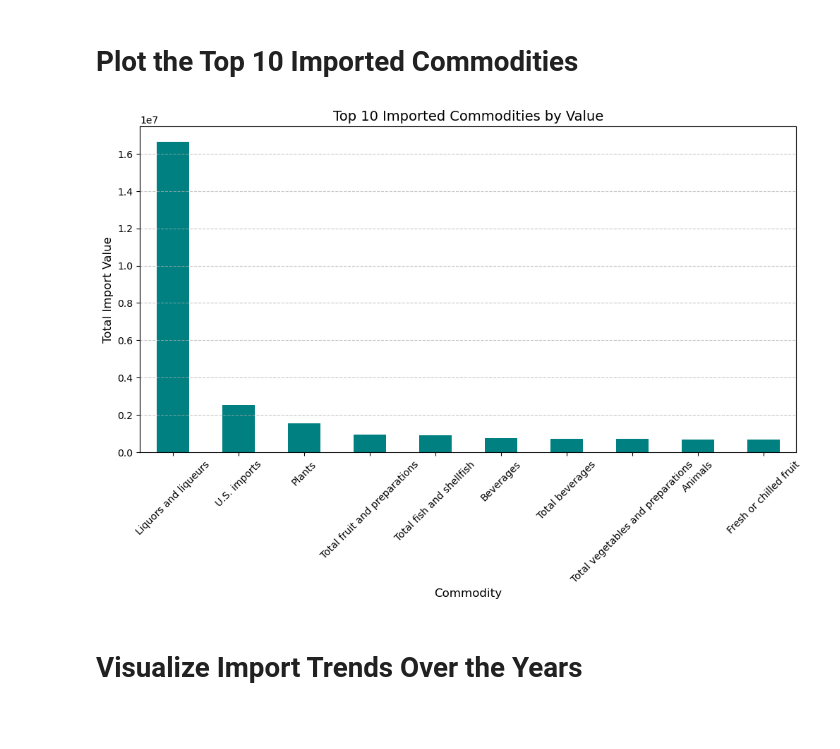
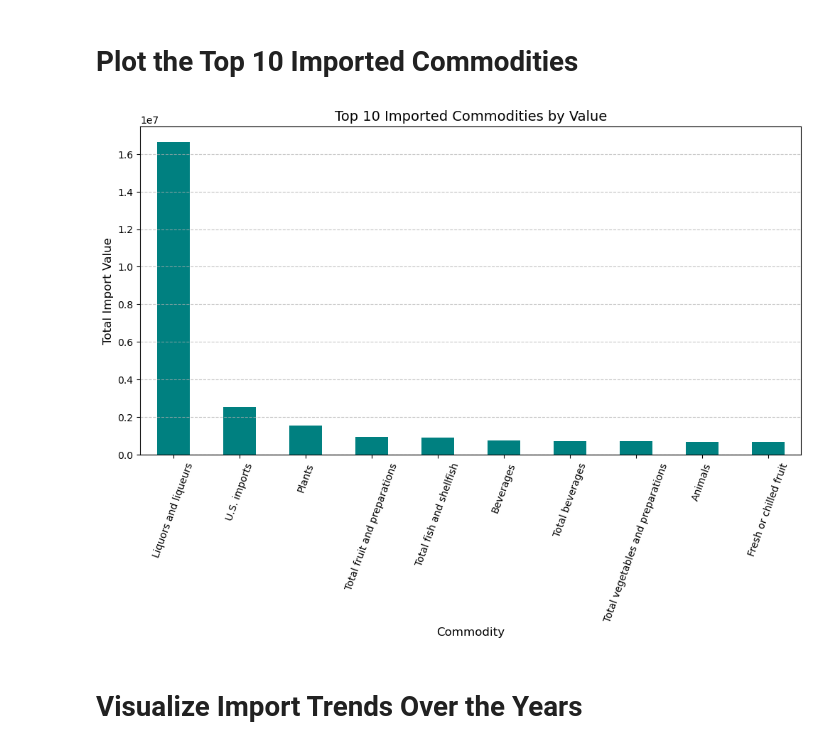
Before and after one commit to EnioKelsioV/IntyegratedCA1, a Jupyter notebook: IntegratedCA1.ipynb, the cells around one changed output. Drawn from its saved outputs; the diff is of its cells as text; code cells hidden in the pictures; blank space fills up the shorter version.

```diff
--- a/IntegratedCA1.ipynb
+++ b/IntegratedCA1.ipynb
@@ -31,16 +31,16 @@ df = pd.read_csv(file_path, encoding="ISO-8859-1")
 # %%
 plt.figure(figsize=(12, 6))
 top_commodities = df.groupby("Commodity")["Value"].sum().nlargest(10)
 top_commodities.plot(kind="bar", color="teal")
 
 plt.title("Top 10 Imported Commodities by Value", fontsize=14)
 plt.xlabel("Commodity", fontsize=12)
 plt.ylabel("Total Import Value", fontsize=12)
-plt.xticks(rotation=45)
+plt.xticks(rotation=70)
 plt.grid(axis="y", linestyle="--", alpha=0.7)
 plt.show()
 # %% [output]
-[figure, old version]
+[figure, new version]
 # %% [markdown]
 # Visualize Import Trends Over the Years
 # %%
```
Also changed, not shown: parts of 3 cells of this notebook.
